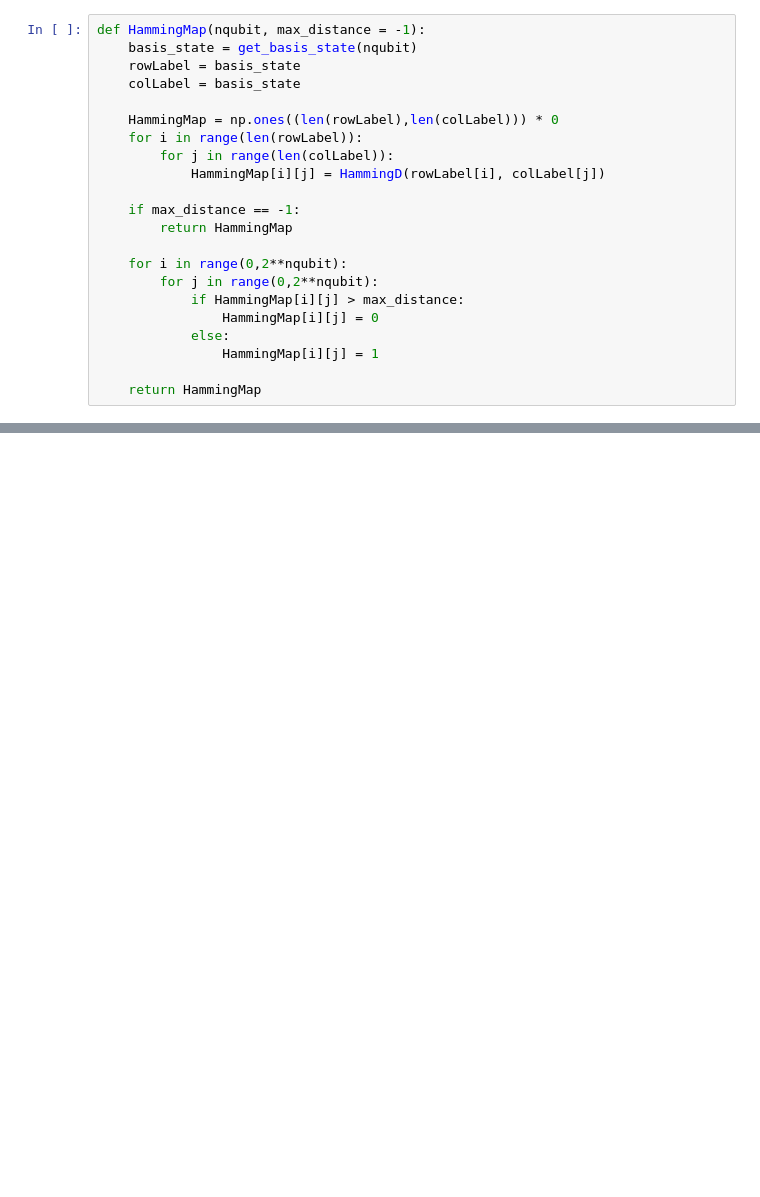
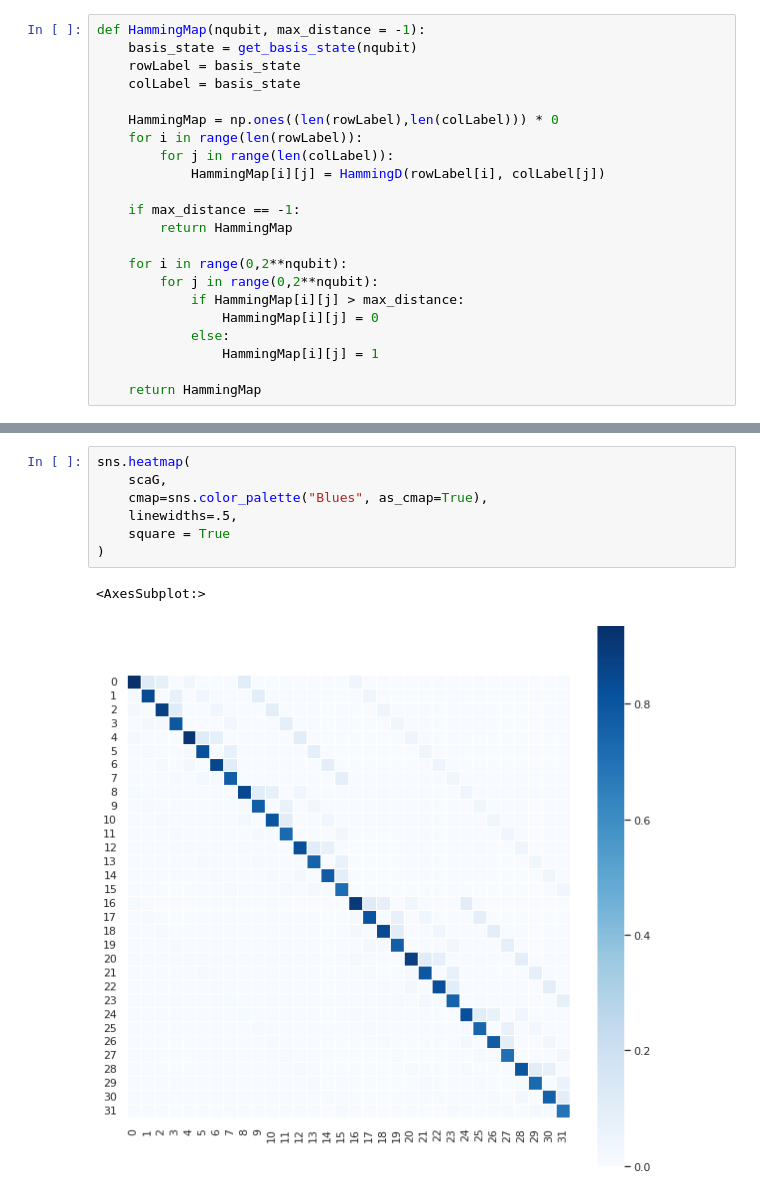
Before and after one commit to dawei-zh/research-mem, a Jupyter notebook: response/simple-scalable.ipynb, the cells around one changed output, grey strips where cells are left out. Saved outputs shown, nothing was run; the diff lists cells and outputs as text; blank space fills up the shorter version.

```diff
--- a/response/simple-scalable.ipynb
+++ b/response/simple-scalable.ipynb
@@ -60,0 +85,10 @@ def scalable_response(HammingMap, response, nqubit):
+# %%
+sns.heatmap(
+    scaG,
+    cmap=sns.color_palette("Blues", as_cmap=True),
+    linewidths=.5,
+    square = True
+)
+# %% [output]
+<AxesSubplot:>
+[figure, added]
```
Also changed, not shown: parts of 11 cells of this notebook, 11 other files.
